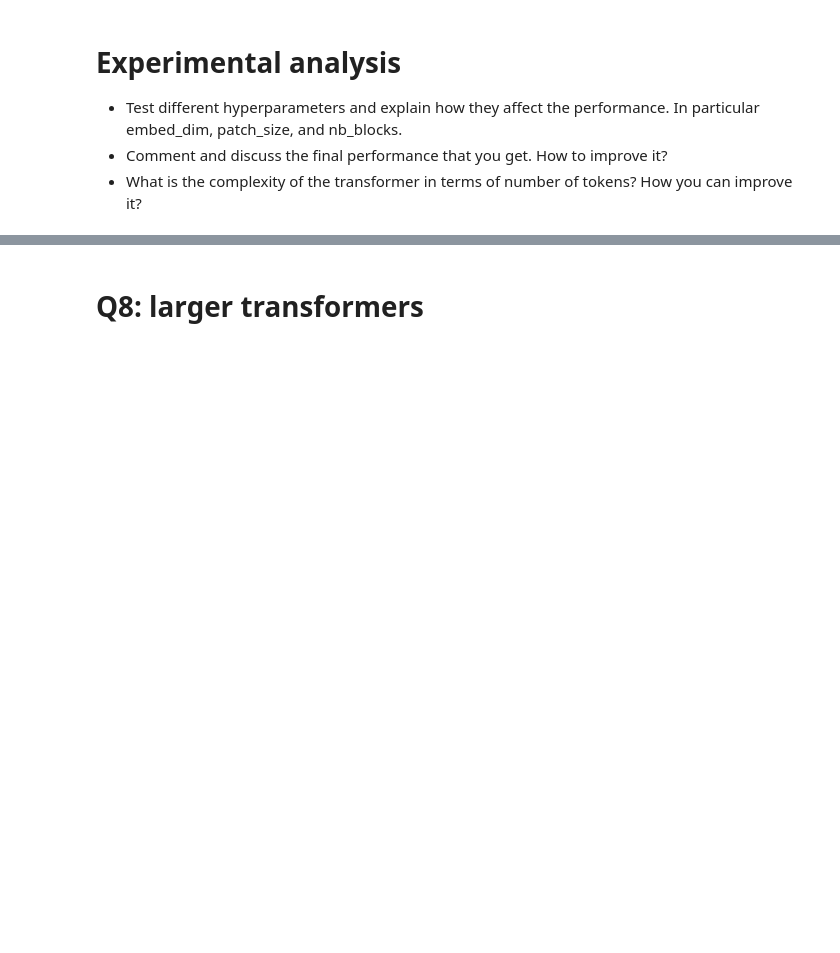
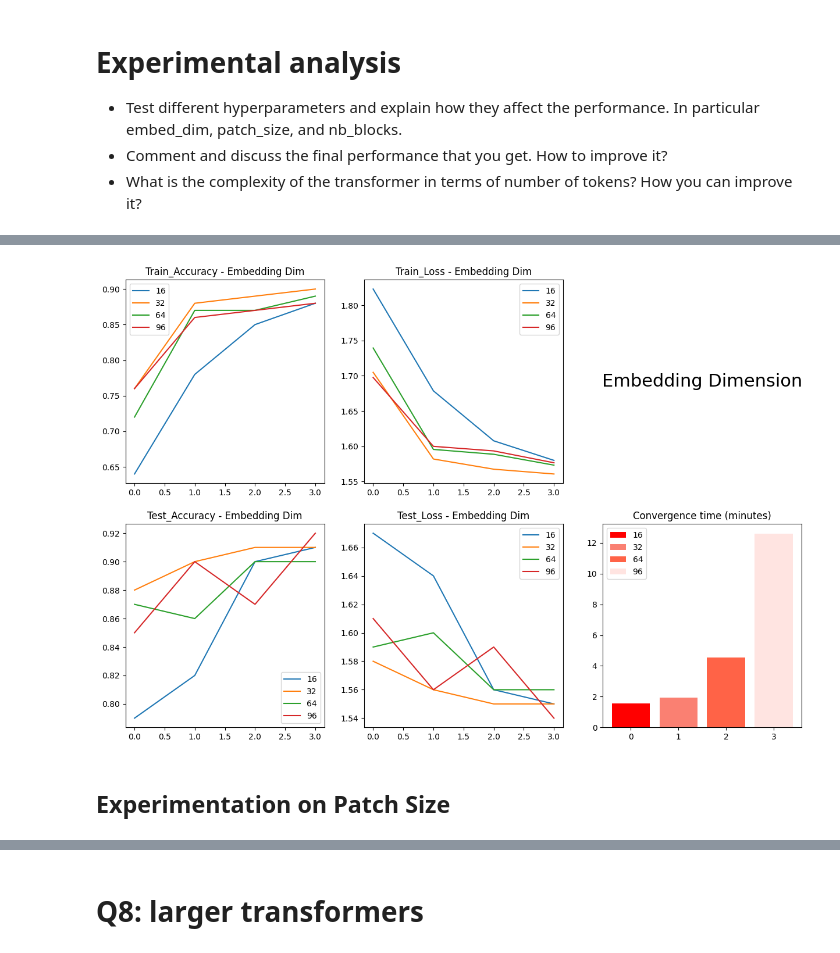
Before and after one commit to AmineYK/Deep-Learning-For-Computer-Vision, a Jupyter notebook: Transformers/ViT_Transformers.ipynb, the cells around one changed output, grey strips where cells are left out. Saved outputs shown, nothing was run; the diff lists cells and outputs as text; code cells hidden in the pictures; blank space fills up the shorter version.

```diff
--- a/Transformers/ViT_Transformers.ipynb
+++ b/Transformers/ViT_Transformers.ipynb
@@ -362,20 +476,24 @@ def eval_model(model, loader):
 # %% [markdown]
 And run! Feel free to try other hyperparameters.
 # %%
-epochs = 10
+epochs = 2
 
 embed_dim = 32
 patch_size = 7
 nb_blocks = 2
+learning_rate = 1e-2
 
-model = ViT(embed_dim, nb_blocks, patch_size).cuda()
+model = ViT(embed_dim, nb_blocks, patch_size)
 
-opt = torch.optim.Adam(model.parameters())
 
-for epoch in range(epochs):
+opt = torch.optim.Adam(model.parameters(),lr=learning_rate)
+from time import time
+from tqdm import tqdm
+tac = time()
+for epoch in tqdm(range(epochs)):
   train_loss = 0.
   for x, y in train_loader:
-    x, y = x.cuda(), y.cuda()
+    x, y = x, y
 
     opt.zero_grad()
     yhat = model(x)
@@ -388,5 +506,9 @@ for epoch in range(epochs):
 
   print(f"--- Epoch {epoch} ---")
   print(f"Train loss: {train_loss / len(train_loader)}")
-acc = eval_model(model, test_loader)
+acc , loss_test = eval_model(model, test_loader)
 print(f"Test accuracy: {acc}")
+print(f"Test loss: {loss_test}")
+
+tic = time()
+print(f"{round((tic-tac)/60 , 2)} min")
@@ -397,0 +672,47 @@ print(f"Test accuracy: {acc}")
+# %%
+plt.figure(figsize=(15,10))
+
+plt.subplot(231)
+for i in range(len(embed_dims)):
+  plt.plot(range(epochs),train_per_model[i][0],label=embed_dims[i])
+
+plt.title("Train_Accuracy - Embedding Dim")
+plt.legend()
+
+plt.subplot(232)
+for i in range(len(embed_dims)):
+  plt.plot(range(epochs),train_per_model[i][1],label=embed_dims[i])
+
+plt.title("Train_Loss - Embedding Dim")
+plt.legend()
+
+plt.subplot(233)
+plt.axis('off')
+plt.text(0.5, 0.5,'Embedding Dimension', ha='center', va='center', fontsize=22, color='black')
+
+plt.subplot(234)
+for i in range(len(embed_dims)):
+  plt.plot(range(epochs),test_per_model[i][0],label=embed_dims[i])
+
+plt.title("Test_Accuracy - Embedding Dim")
+plt.legend()
+
+plt.subplot(235)
+for i in range(len(embed_dims)):
+  plt.plot(range(epochs),test_per_model[i][1],label=embed_dims[i])
+
+plt.title("Test_Loss - Embedding Dim")
+plt.legend()
+
+plt.subplot(236)
+plt.title("Convergence time (minutes)")
+plt.bar(range(epochs),time_per_model,label=embed_dims,color=['red','salmon','tomato','mistyrose'])
+plt.legend()
+
+
+plt.savefig('Embedding_dimension.png', dpi=300)
+plt.show()
+# %% [output]
+[figure, added]
+# %% [markdown]
+## Experimentation on Patch Size
```
Also changed, not shown: parts of 21 cells of this notebook.
